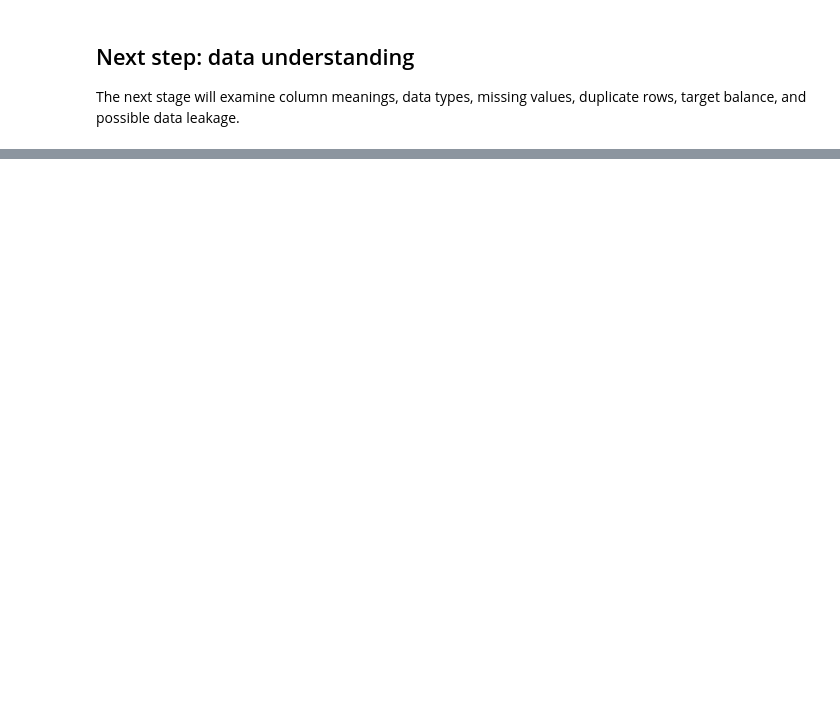
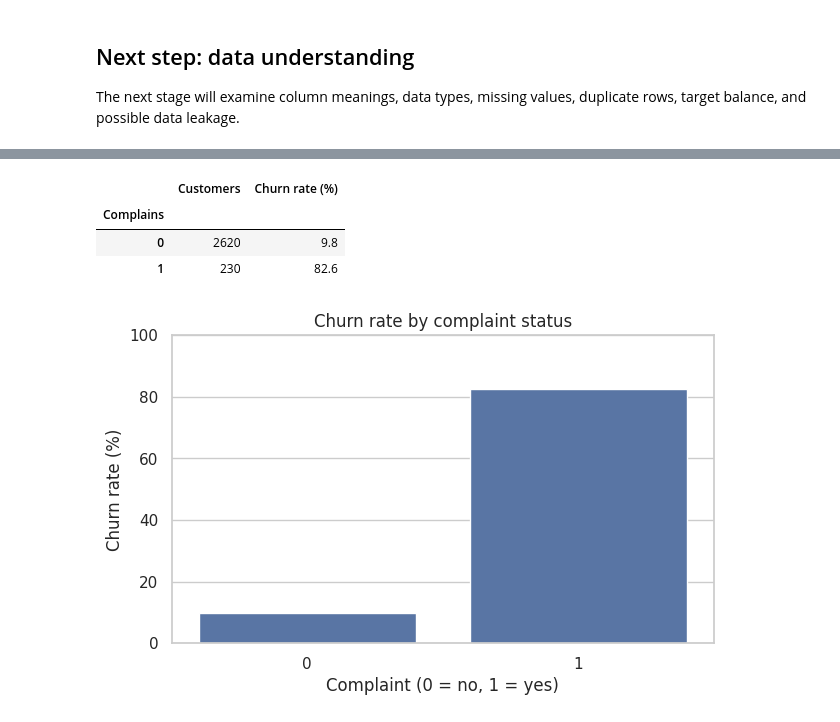
Before and after one commit to Brutva/customer-churn-prediction, a Jupyter notebook: notebooks/customer_churn_analysis.ipynb, the cells around one changed output, grey strips where cells are left out. Drawn from its saved outputs; the diff is of its cells as text; code cells hidden in the pictures; blank space fills up the shorter version.

Commit message:
Complete customer churn analysis and model comparison

```diff
--- a/notebooks/customer_churn_analysis.ipynb
+++ b/notebooks/customer_churn_analysis.ipynb
@@ -43,8 +35,6 @@ sns.set_theme(style="whitegrid")
 
 Load the original CSV file and verify that the dataset is available in the expected project folder.
 # %%
-data_path = DATA_DIR / "customer_churn.csv"
-
-df = pd.read_csv(data_path)
+df = pd.read_csv(PROJECT_DIR / "data" / "customer_churn.csv")
 
 df.head()
@@ -59,0 +103,13 @@ The next stage will examine column meanings, data types, missing values, duplica
+# %%
+# Check which churn classes contain the extra duplicate rows.
+print("Extra duplicates by Churn:")
+print(df.loc[df.duplicated(), "Churn"].value_counts())
+
+print("\nChurn share before removal:")
+print(df["Churn"].value_counts(normalize=True).round(3))
+
+df_clean = df.drop_duplicates().copy()
+
+print("\nChurn share after removal:")
+print(df_clean["Churn"].value_counts(normalize=True).round(3))
+print("Rows after removal:", len(df_clean))
@@ -59,0 +135,32 @@ The next stage will examine column meanings, data types, missing values, duplica
+# %%
+# Compare churn rates for customers with and without complaints.
+complaints_churn = df_clean.groupby("Complains")["Churn"].agg(["count", "mean"])
+
+complaints_churn["mean"] = (complaints_churn["mean"] * 100).round(1)
+complaints_churn = complaints_churn.rename(
+    columns={"count": "Customers", "mean": "Churn rate (%)"}
+)
+
+complaints_churn
+# %% [output]
+|  | Customers | Churn rate (%) |
+| Complains |  |  |
+| 0 | 2620 | 9.8 |
+| 1 | 230 | 82.6 |
+# %%
+# Compare churn rates; keep the scale at 0–100% for a fair comparison.
+plt.figure(figsize=(7, 4))
+
+sns.barplot(
+    data=complaints_churn.reset_index(),
+    x="Complains",
+    y="Churn rate (%)"
+)
+
+plt.ylim(0, 100)
+plt.xlabel("Complaint (0 = no, 1 = yes)")
+plt.ylabel("Churn rate (%)")
+plt.title("Churn rate by complaint status")
+plt.show()
+# %% [output]
+[figure, added]
```
Also changed, not shown: parts of 24 cells of this notebook, 1 other file.
